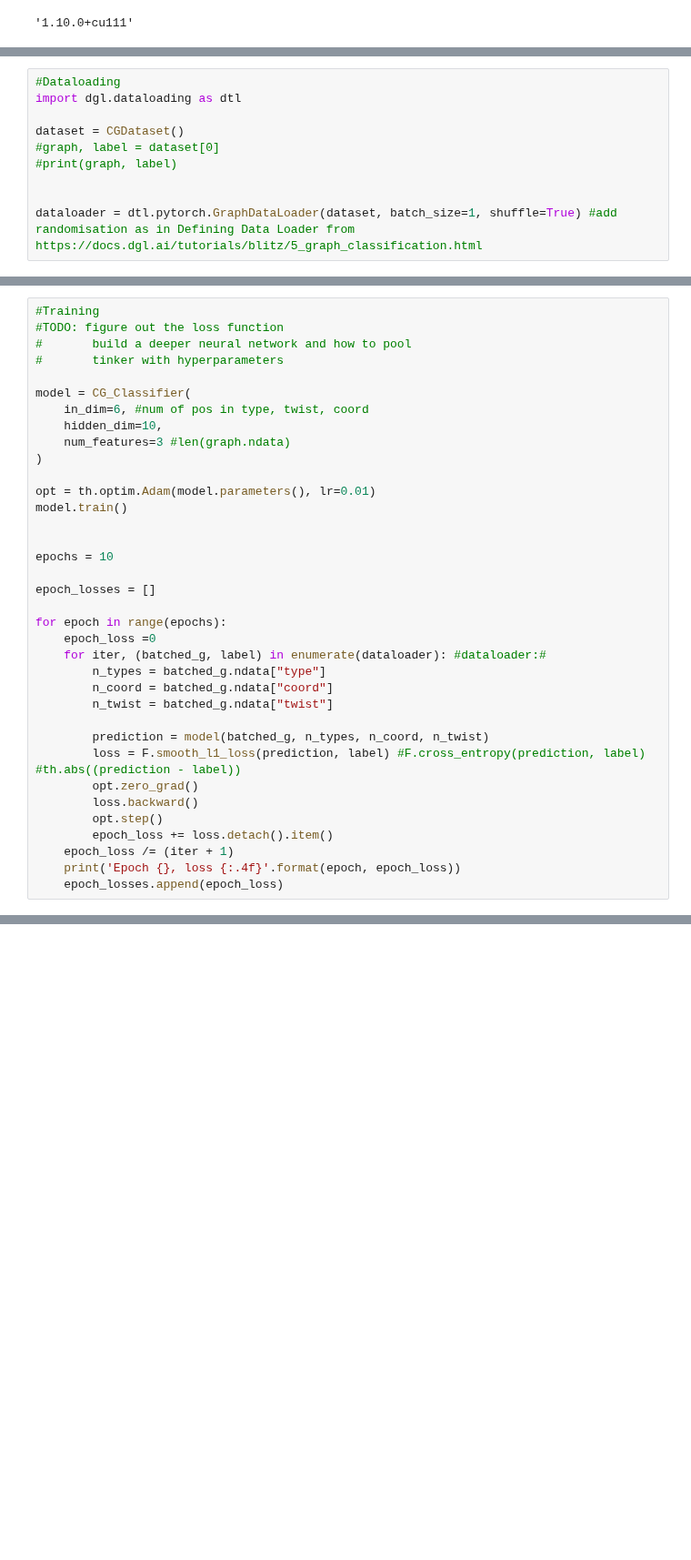
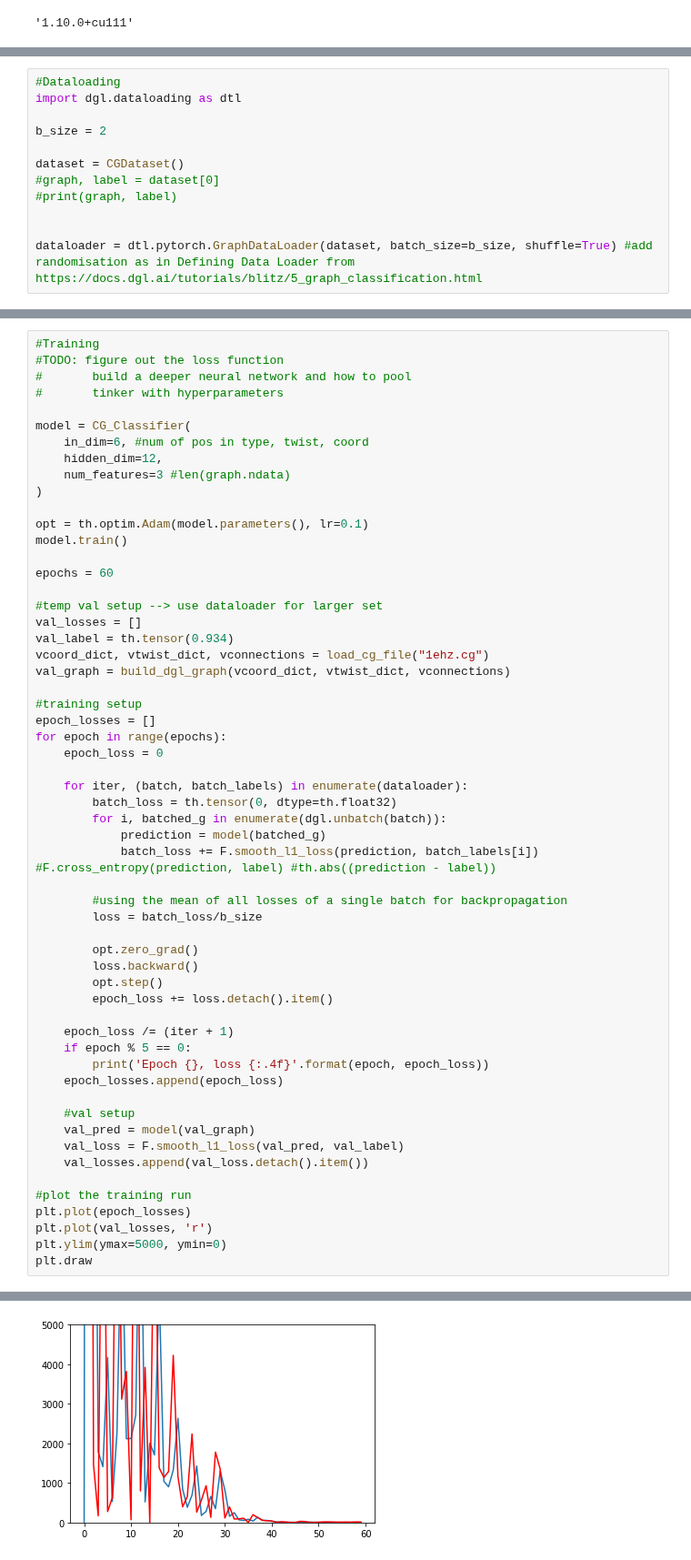
Before and after one commit to milang9/3d_classifier, a Jupyter notebook: 3d_classifier.ipynb, the cells around one changed output, grey strips where cells are left out. Shown at 91% size. Saved outputs shown, nothing was run; the diff lists cells and outputs as text; blank space fills up the shorter version.

Commit message:
useing mean loss of batches for backprop

```diff
--- a/3d_classifier.ipynb
+++ b/3d_classifier.ipynb
@@ -190,13 +181,15 @@ gs, ls = dgl.load_graphs("cg_graphs.dgl")
 # %%
 #Dataloading
 import dgl.dataloading as dtl
+
+b_size = 2
 
 dataset = CGDataset()
 #graph, label = dataset[0]
 #print(graph, label)
 
 
-dataloader = dtl.pytorch.GraphDataLoader(dataset, batch_size=1, shuffle=True) #add randomisation as in Defining Data Loader from https://docs.dgl.ai/tutorials/blitz/5_graph_classification.html
+dataloader = dtl.pytorch.GraphDataLoader(dataset, batch_size=b_size, shuffle=True) #add randomisation as in Defining Data Loader from https://docs.dgl.ai/tutorials/blitz/5_graph_classification.html
 # %%
 #Model
 from dgl.nn import GraphConv
@@ -251,32 +254,53 @@ class CG_Classifier(th.nn.Module):
 
 model = CG_Classifier(
     in_dim=6, #num of pos in type, twist, coord
-    hidden_dim=10,
+    hidden_dim=12,
     num_features=3 #len(graph.ndata)
 )
 
-opt = th.optim.Adam(model.parameters(), lr=0.01)
+opt = th.optim.Adam(model.parameters(), lr=0.1)
 model.train()
 
+epochs = 60
 
-epochs = 10
+#temp val setup --> use dataloader for larger set
+val_losses = []
+val_label = th.tensor(0.934)
+vcoord_dict, vtwist_dict, vconnections = load_cg_file("1ehz.cg")
+val_graph = build_dgl_graph(vcoord_dict, vtwist_dict, vconnections)
 
+#training setup
 epoch_losses = []
+for epoch in range(epochs):
+    epoch_loss = 0
 
-for epoch in range(epochs):
-    epoch_loss =0
-    for iter, (batched_g, label) in enumerate(dataloader): #dataloader:#
-        n_types = batched_g.ndata["type"]
-        n_coord = batched_g.ndata["coord"]
-        n_twist = batched_g.ndata["twist"]
+    for iter, (batch, batch_labels) in enumerate(dataloader):
+        batch_loss = th.tensor(0, dtype=th.float32)
+        for i, batched_g in enumerate(dgl.unbatch(batch)):
+            prediction = model(batched_g)
+            batch_loss += F.smooth_l1_loss(prediction, batch_labels[i]) #F.cross_entropy(prediction, label) #th.abs((prediction - label))
 
-        prediction = model(batched_g, n_types, n_coord, n_twist)
-        loss = F.smooth_l1_loss(prediction, label) #F.cross_entropy(prediction, label) #th.abs((prediction - label))
+        #using the mean of all losses of a single batch for backpropagation
+        loss = batch_loss/b_size
+
         opt.zero_grad()
         loss.backward()
         opt.step()
         epoch_loss += loss.detach().item()
+
     epoch_loss /= (iter + 1)
-    print('Epoch {}, loss {:.4f}'.format(epoch, epoch_loss))
+    if epoch % 5 == 0:
+        print('Epoch {}, loss {:.4f}'.format(epoch, epoch_loss))
     epoch_losses.append(epoch_loss)
+
+    #val setup
+    val_pred = model(val_graph)
+    val_loss = F.smooth_l1_loss(val_pred, val_label)
+    val_losses.append(val_loss.detach().item())
+
+#plot the training run
+plt.plot(epoch_losses)
+plt.plot(val_losses, 'r')
+plt.ylim(ymax=5000, ymin=0)
+plt.draw
 # %% [output]
@@ -293,2 +320,3 @@ Epoch 9, loss 3.0484
+[figure, added]
 # %%
 #Test with 1ehz.cg
```
Also changed, not shown: parts of 4 cells of this notebook.
